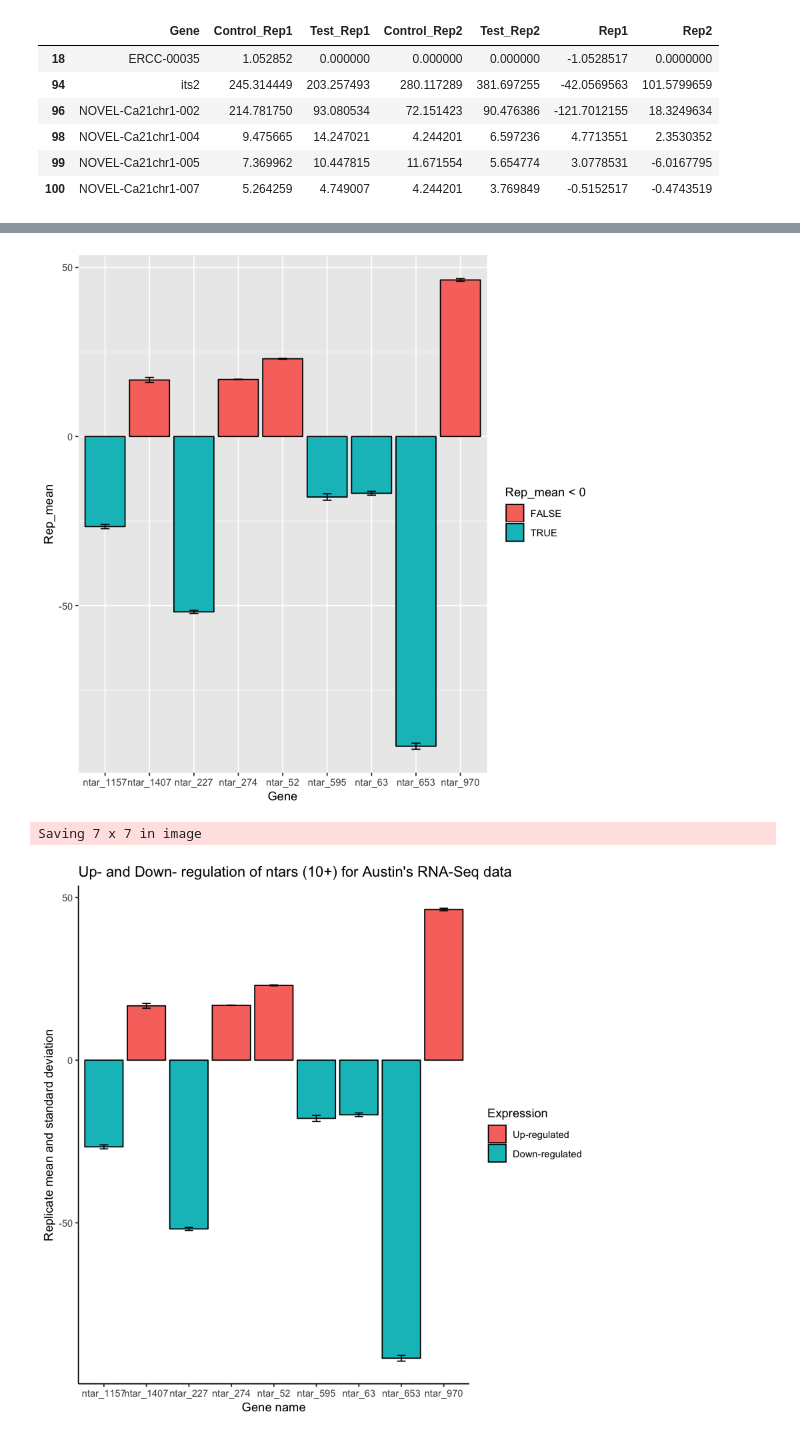
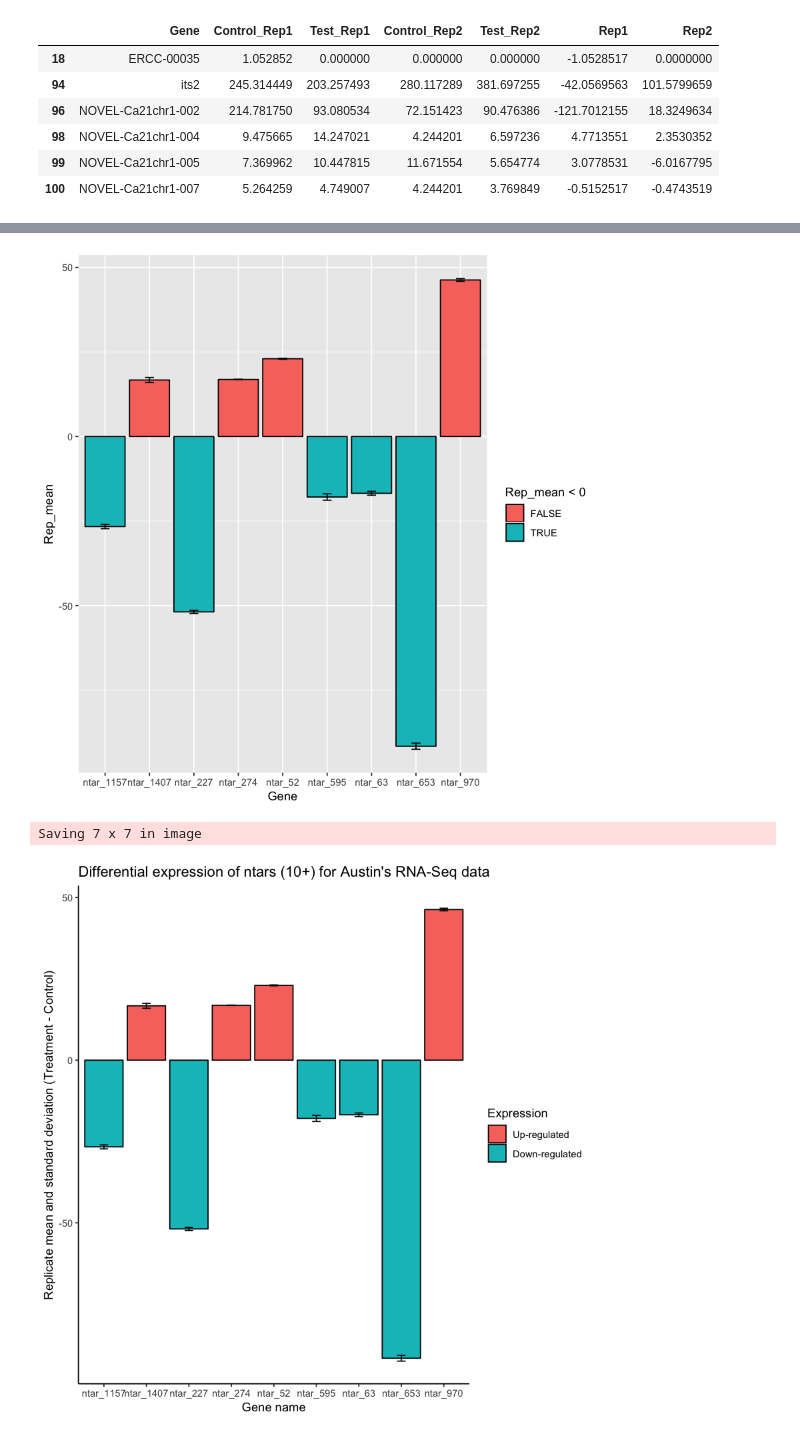
Before and after one commit to sabahzero/Nobile-HerndayLabs_BioinformaticsWorkshop_Feb19-2019, a Jupyter notebook: Nobile-HerndayLabs_BioinformaticsWorkshop_Feb19-2019.ipynb, the cells around one changed output, grey strips where cells are left out. Saved outputs shown, nothing was run; the diff lists cells and outputs as text; code cells hidden in the pictures.

```diff
--- a/Nobile-HerndayLabs_BioinformaticsWorkshop_Feb19-2019.ipynb
+++ b/Nobile-HerndayLabs_BioinformaticsWorkshop_Feb19-2019.ipynb
@@ -238,25 +238,27 @@ head(High_ntar)
 # %%
 # Let's make our heatmap!... maybe?
 # Since we already calculated our mean and standard deviation, why not make a box plot of these ntars with just 9 values?
 
 library(ggplot2) # We'll need this package to create the graph
 
 ntars = ggplot(High_ntar, aes(x=Gene, y=Rep_mean, fill = Rep_mean < 0)) + # data set, x and y axes, assign color to up- or down-
 geom_bar(stat="identity", color="black", position=position_dodge()) +
   geom_errorbar(aes(ymin=Rep_mean-Rep_SDev, ymax=Rep_mean+Rep_SDev), width=.2,
                  position=position_dodge(.9))
 
 ntars # Let's make this graph look a little nicer, and add color based on up- or down-
-ntars +
+ntar_barchart = ntars +
 scale_fill_discrete(name  ="Expression",
                             breaks=c("FALSE", "TRUE"),
                             labels=c("Up-regulated", "Down-regulated")) +
-labs(title="Up- and Down- regulation of ntars (10+) for Austin's RNA-Seq data", x="Gene name", y = "Replicate mean and standard deviation") +
+labs(title="Differential expression of ntars (10+) for Austin's RNA-Seq data", x="Gene name", y = "Replicate mean and standard deviation (Treatment - Control)") +
 theme_classic()
+
+ntar_barchart
 
 ggsave("High_ntar_barchart.png", dpi = 800) # We can save this updated version as a figure
 # Check your folder, it's there!
 # %% [output]
 [figure]
 Saving 7 x 7 in image
-[figure, old version]
+[figure, new version]
```
Also changed, not shown: parts of 7 cells of this notebook.
